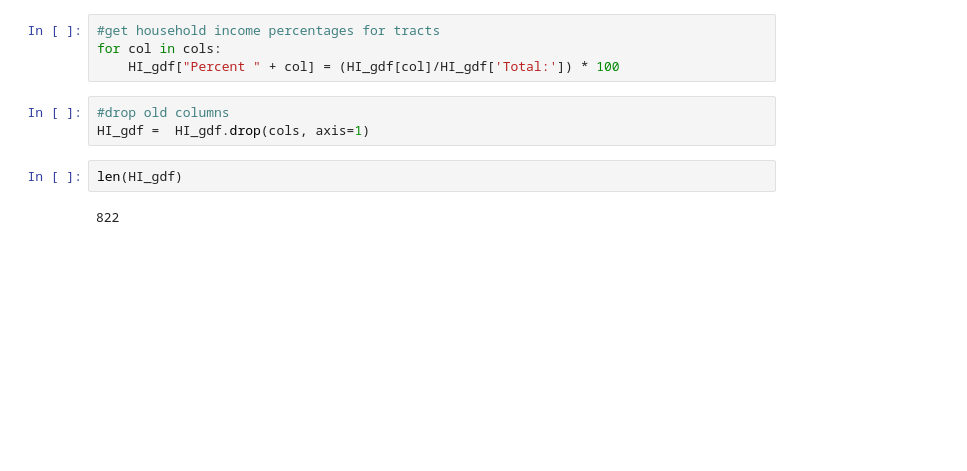
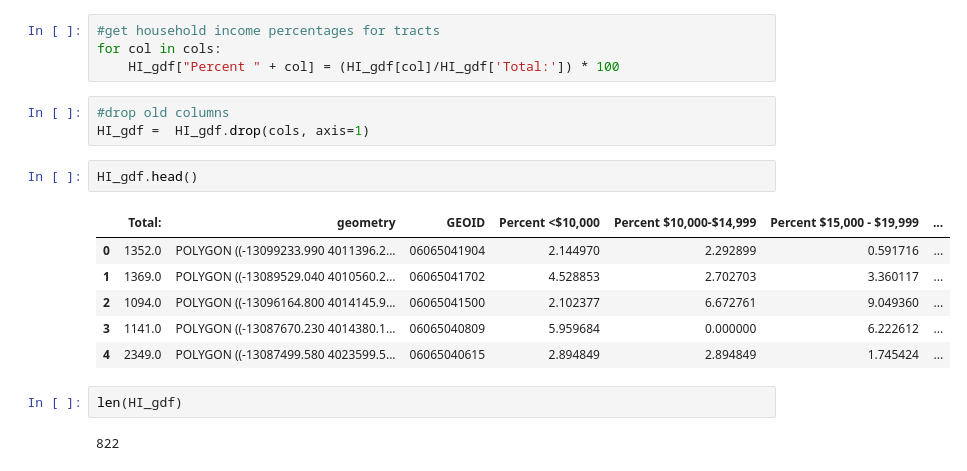
Before and after one commit to monishareginald/uds-warehouse-project, a Jupyter notebook: Census-2019.ipynb, the cells around one changed output. Cells and saved outputs as stored; diff of their text form; blank space fills up the shorter version.

```diff
--- a/Census-2019.ipynb
+++ b/Census-2019.ipynb
@@ -175,6 +198,15 @@ for col in cols:
 # %%
 #drop old columns
 HI_gdf =  HI_gdf.drop(cols, axis=1)
+# %%
+HI_gdf.head()
+# %% [output]
+|  | Total: | geometry | GEOID | Percent <$10,000 | Percent $10,000-$14,999 | Percent $15,000 - $19,999 | ... |
+| 0 | 1352.0 | POLYGON ((-13099233.990 4011396.2... | 06065041904 | 2.144970 | 2.292899 | 0.591716 | ... |
+| 1 | 1369.0 | POLYGON ((-13089529.040 4010560.2... | 06065041702 | 4.528853 | 2.702703 | 3.360117 | ... |
+| 2 | 1094.0 | POLYGON ((-13096164.800 4014145.9... | 06065041500 | 2.102377 | 6.672761 | 9.049360 | ... |
+| 3 | 1141.0 | POLYGON ((-13087670.230 4014380.1... | 06065040809 | 5.959684 | 0.000000 | 6.222612 | ... |
+| 4 | 2349.0 | POLYGON ((-13087499.580 4023599.5... | 06065040615 | 2.894849 | 2.894849 | 1.745424 | ... |
 # %%
 len(HI_gdf)
 # %% [output]
```
Also changed, not shown: parts of 3 cells of this notebook, 4 other files.
